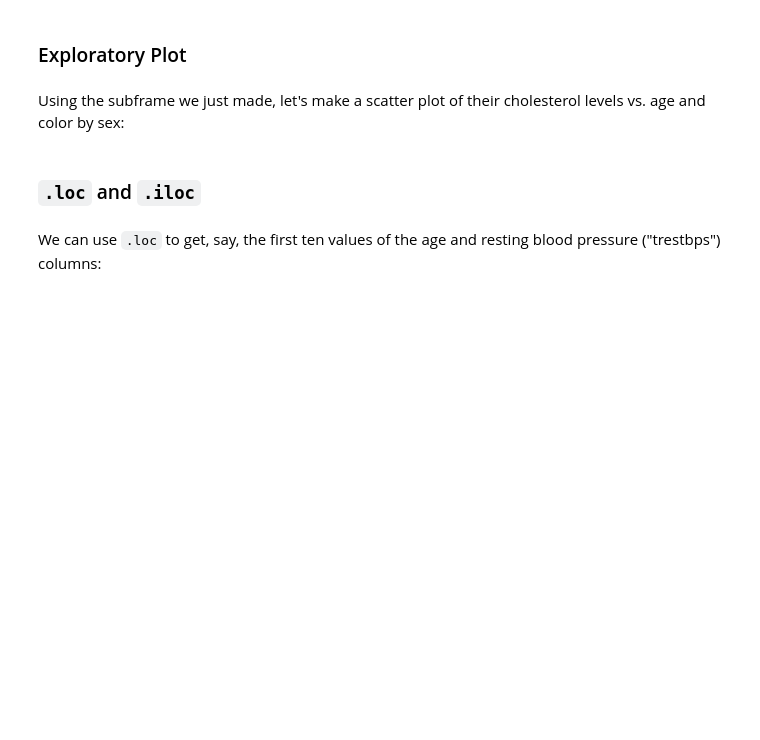
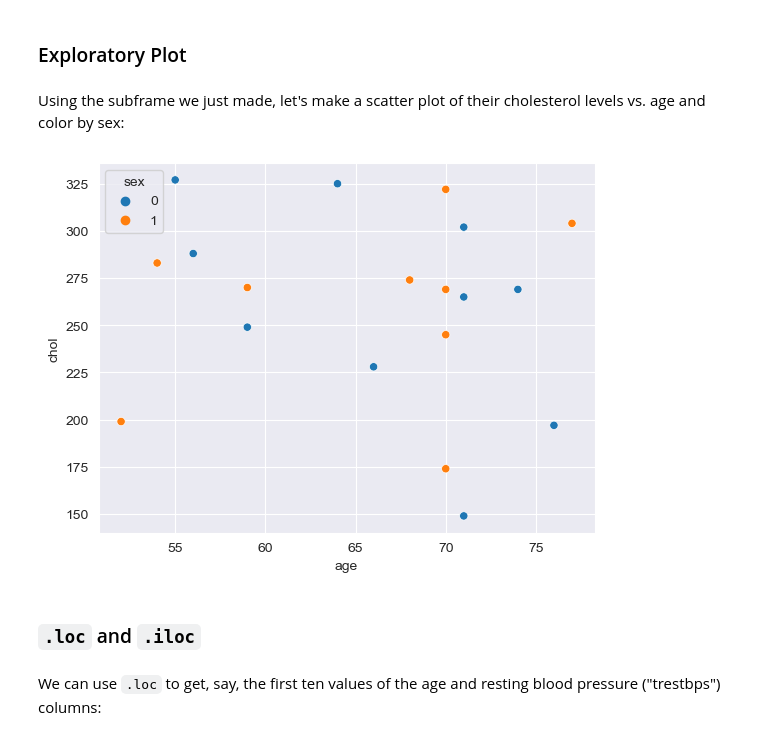
Before and after one commit to jvincent1113/Python_Lab_2, a Jupyter notebook: Python_Lab_Exercise_2_JVGiannantonio.ipynb, the cells around one changed output. Drawn from its saved outputs; the diff is of its cells as text; code cells hidden in the pictures; blank space fills up the shorter version.

```diff
--- a/Python_Lab_Exercise_2_JVGiannantonio.ipynb
+++ b/Python_Lab_Exercise_2_JVGiannantonio.ipynb
@@ -157,9 +352,11 @@ Display the patients who are 70 or over as well as the patients whose trestbps s
 # %% [markdown]
 Using the subframe we just made, let's make a scatter plot of their cholesterol levels vs. age and color by sex:
 # %%
-at_risk = #[ANSWER FROM EXERCISE]
+at_risk = heart_augmented[(heart_augmented['trestbps'] > 170) | (heart_augmented['age'] >= 70)]
 
 sns.scatterplot(data=at_risk, x='age', y='chol', hue='sex');
+# %% [output]
+[figure, added]
 # %% [markdown]
 ### `.loc` and `.iloc`
 # %% [markdown]
```
Also changed, not shown: parts of 43 cells of this notebook.
